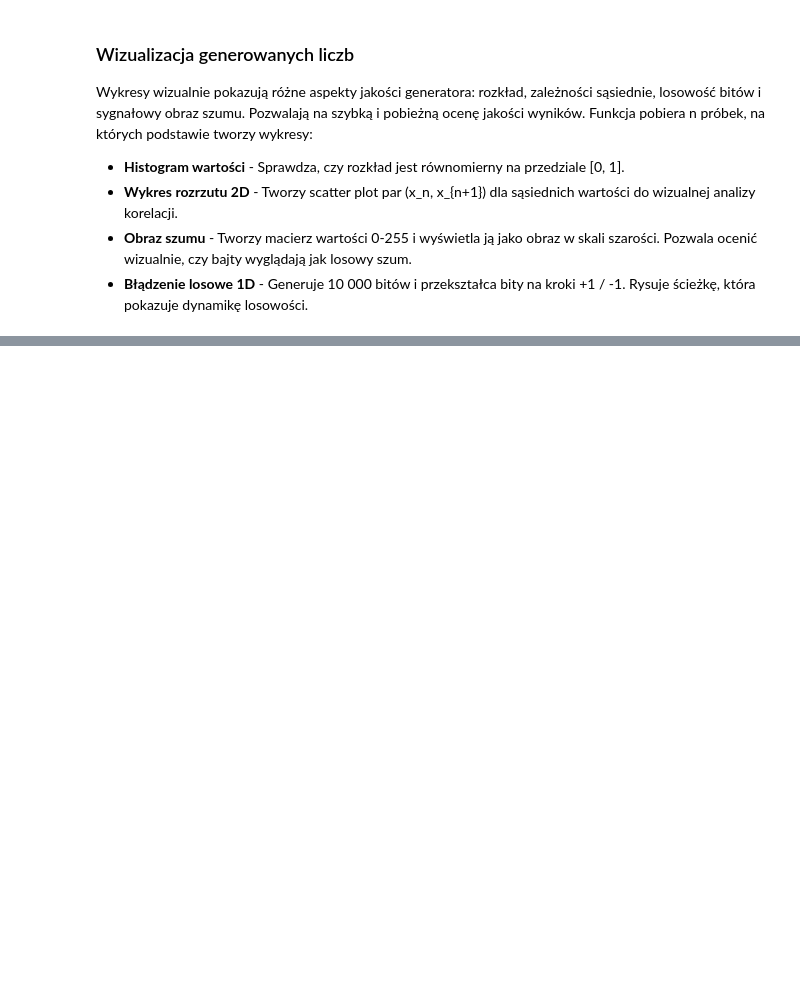
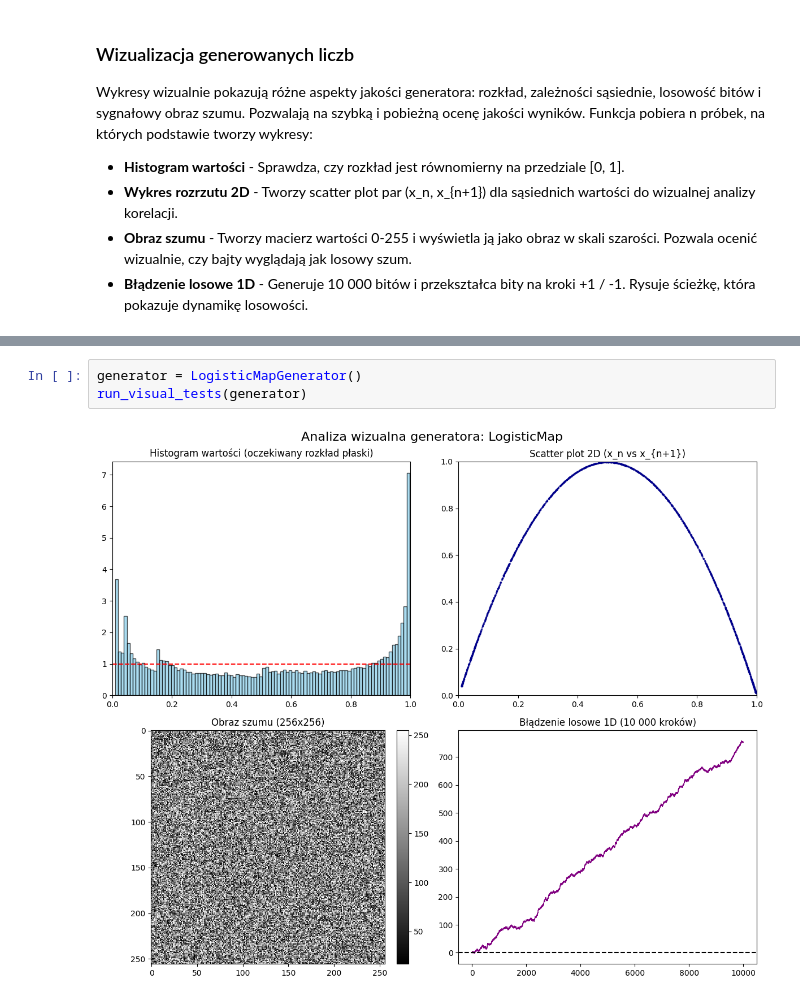
Before and after one commit to lsok02/IPOWBDB, a Jupyter notebook: noteboooks/P11.ipynb, the cells around one changed output, grey strips where cells are left out. Drawn from its saved outputs; the diff is of its cells as text; blank space fills up the shorter version.

```diff
--- a/noteboooks/P11.ipynb
+++ b/noteboooks/P11.ipynb
@@ -95,0 +329,5 @@ Wykresy wizualnie pokazują różne aspekty jakości generatora: rozkład, zale
+# %%
+generator = LogisticMapGenerator()
+run_visual_tests(generator)
+# %% [output]
+[figure, added]
```
Also changed, not shown: parts of 14 cells of this notebook, 3 other files.
